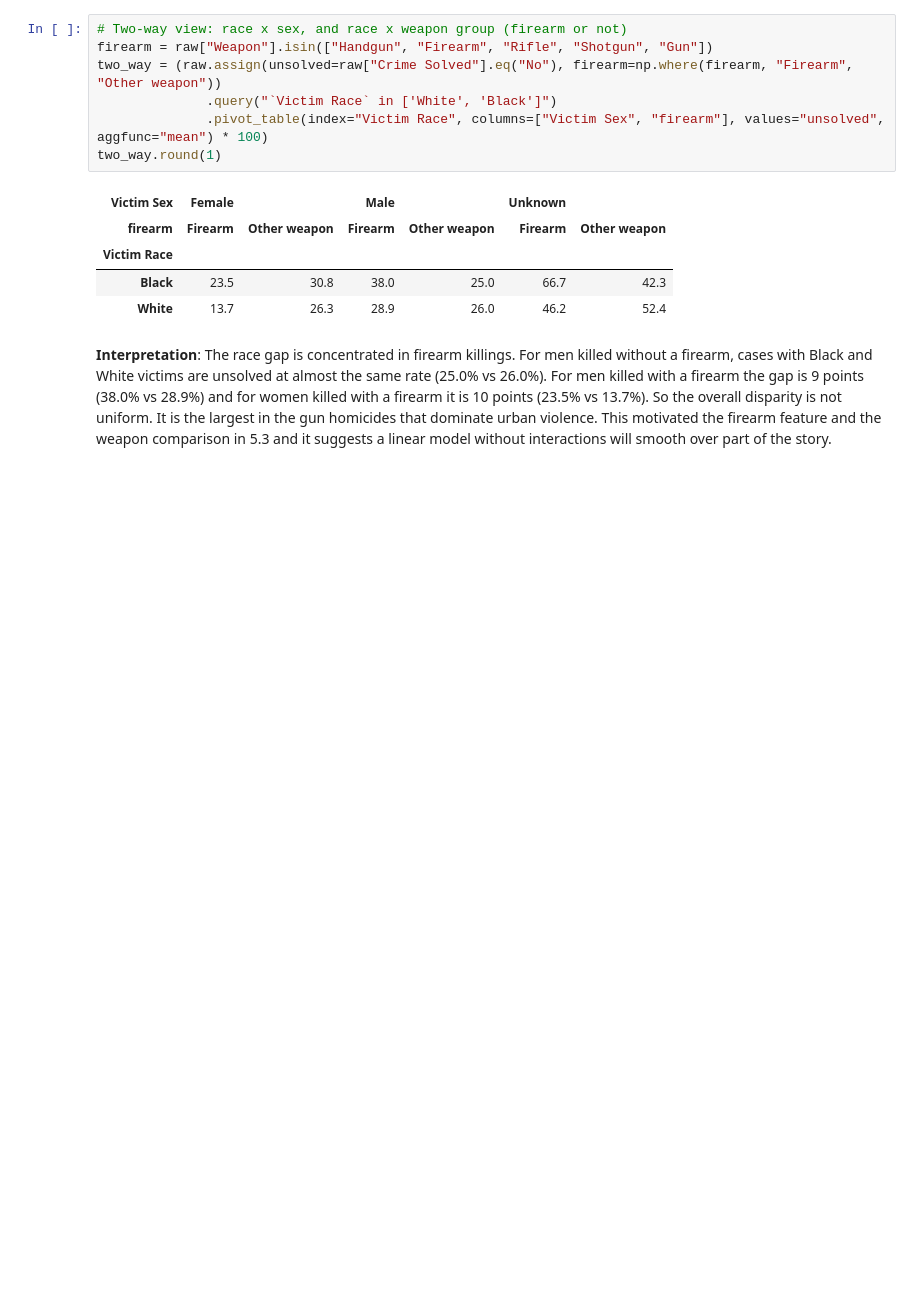
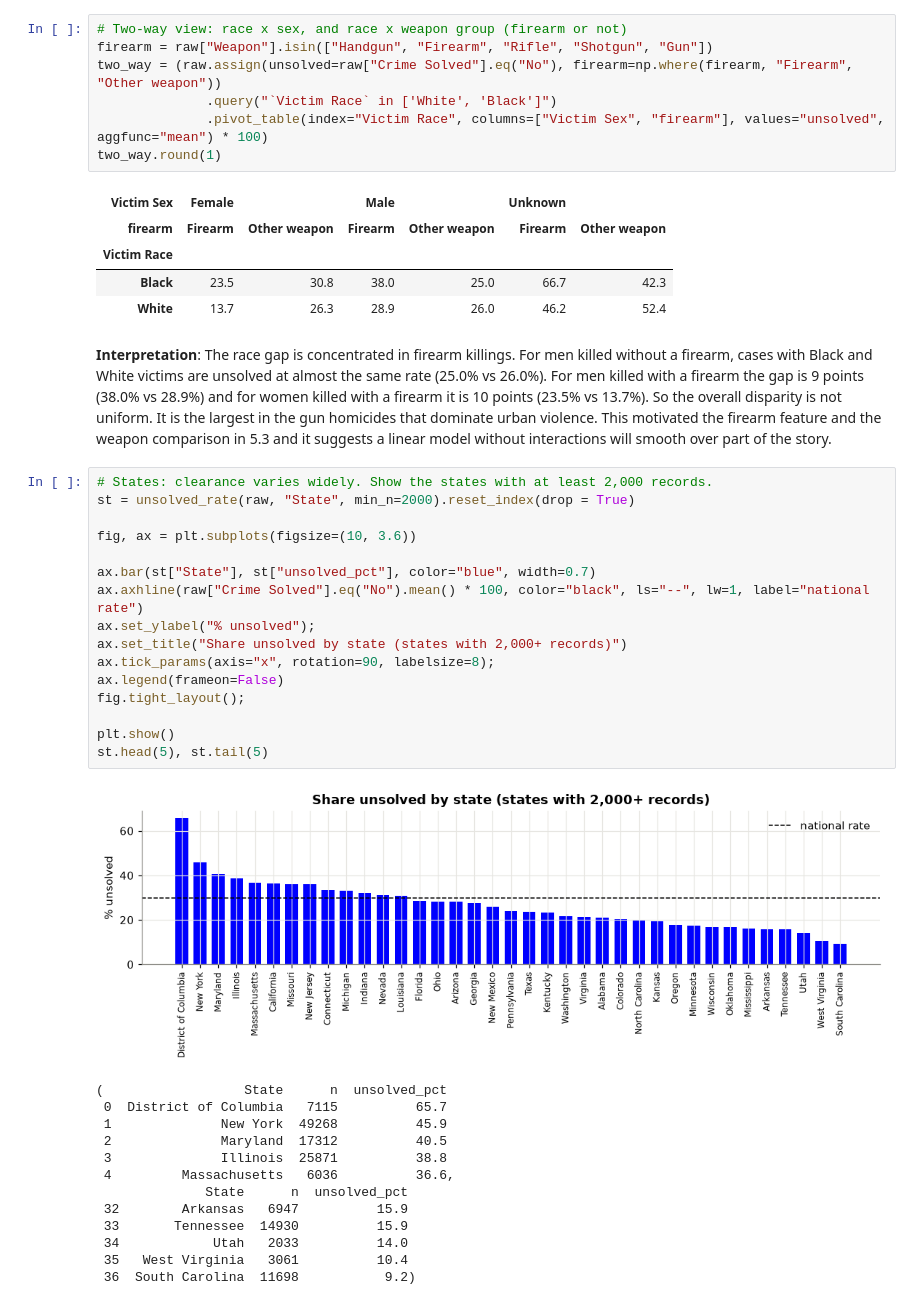
Before and after one commit to isabellelynch/WhoGetsJustice-DataAnalytics-2026, a Jupyter notebook: notebook/who-gets-justice.ipynb, the cells around one changed output. Cells and saved outputs as stored; diff of their text form; blank space fills up the shorter version.

```diff
--- a/notebook/who-gets-justice.ipynb
+++ b/notebook/who-gets-justice.ipynb
@@ -382,3 +382,33 @@ two_way.round(1)
 | White | 13.7 | 26.3 | 28.9 | 26.0 | 46.2 | 52.4 |
 # %% [markdown]
 **Interpretation**: The race gap is concentrated in firearm killings. For men killed without a firearm, cases with Black and White victims are unsolved at almost the same rate (25.0% vs 26.0%). For men killed with a firearm the gap is 9 points (38.0% vs 28.9%) and for women killed with a firearm it is 10 points (23.5% vs 13.7%). So the overall disparity is not uniform. It is the largest in the gun homicides that dominate urban violence. This motivated the firearm feature and the weapon comparison in 5.3 and it suggests a linear model without interactions will smooth over part of the story.
+# %%
+# States: clearance varies widely. Show the states with at least 2,000 records.
+st = unsolved_rate(raw, "State", min_n=2000).reset_index(drop = True)
+
+fig, ax = plt.subplots(figsize=(10, 3.6))
+
+ax.bar(st["State"], st["unsolved_pct"], color="blue", width=0.7)
+ax.axhline(raw["Crime Solved"].eq("No").mean() * 100, color="black", ls="--", lw=1, label="national rate")
+ax.set_ylabel("% unsolved");
+ax.set_title("Share unsolved by state (states with 2,000+ records)")
+ax.tick_params(axis="x", rotation=90, labelsize=8);
+ax.legend(frameon=False)
+fig.tight_layout();
+
+plt.show()
+st.head(5), st.tail(5)
+# %% [output]
+[figure, added]
+(                  State      n  unsolved_pct
+ 0  District of Columbia   7115          65.7
+ 1              New York  49268          45.9
+ 2              Maryland  17312          40.5
+ 3              Illinois  25871          38.8
+ 4         Massachusetts   6036          36.6,
+              State      n  unsolved_pct
+ 32        Arkansas   6947          15.9
+ 33       Tennessee  14930          15.9
+ 34            Utah   2033          14.0
+ 35   West Virginia   3061          10.4
+ 36  South Carolina  11698           9.2)
```
Also changed, not shown: parts of 8 cells of this notebook.
